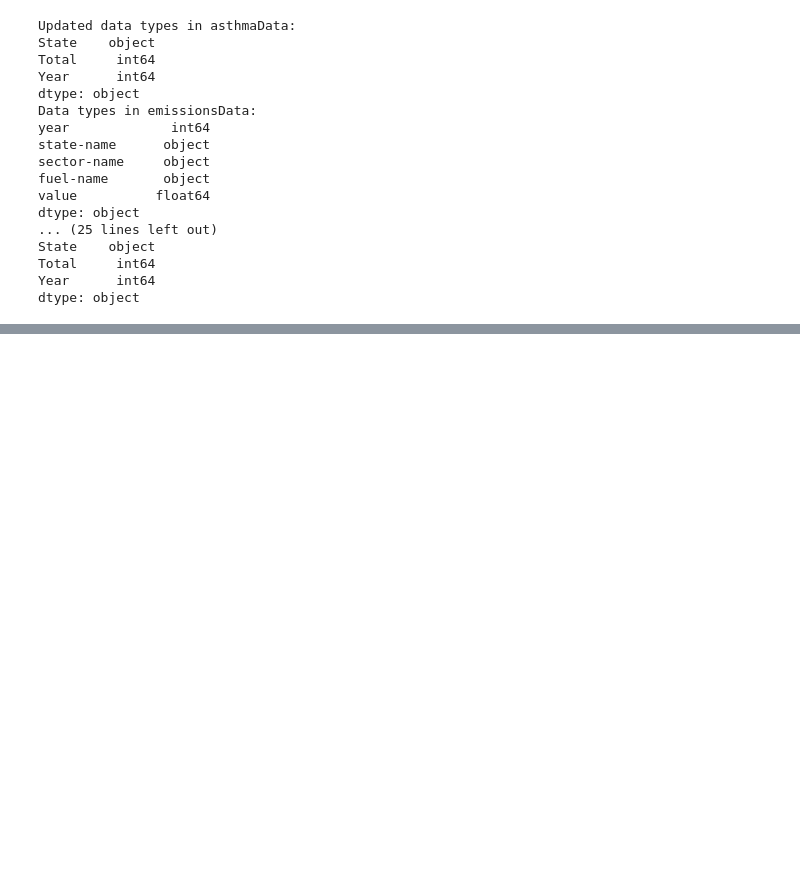
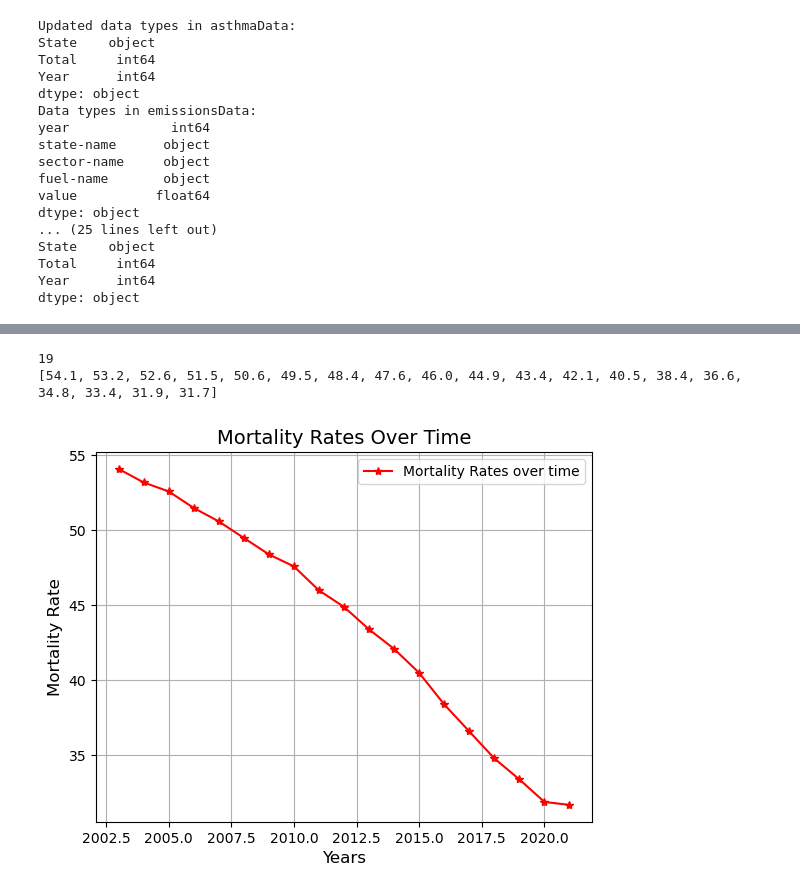
Before and after one commit to scsilverstein/DataMineProject, a Jupyter notebook: Data_Mine_Project/DataMineProject.ipynb, the cells around one changed output, grey strips where cells are left out. Drawn from its saved outputs; the diff is of its cells as text; code cells hidden in the pictures; blank space fills up the shorter version.

```diff
--- a/Data_Mine_Project/DataMineProject.ipynb
+++ b/Data_Mine_Project/DataMineProject.ipynb
@@ -89,0 +152,33 @@ lungCancerDeathRatesData = lungCancerDeathRatesData[years_of_interest]
+# %%
+mortalityYears = np.arange(2003, 2022)
+mortalityYears = mortalityYears.astype(int)
+
+# Access the last row (excluding the first column 'state')
+last_row_values = lungCancerDeathRatesData.iloc[-1, 1:].values  # Select all columns except the first one
+
+# Convert to list (if you want the result as a list)
+last_row_values_list = last_row_values.tolist()
+
+
+plt.title('Mortality Rates Over Time', fontsize=14)
+plt.xlabel('Years', fontsize=12)
+plt.ylabel('Mortality Rate', fontsize=12)
+
+print(len(mortalityYears))
+
+
+print(last_row_values_list)
+
+plt.plot(mortalityYears, last_row_values_list, label='Mortality Rates over time', color='r', marker='*')  # Line plot with markers
+
+
+# Adding a grid for better readability
+plt.grid(True)
+
+# Show legend
+plt.legend()
+plt.show()
+# %% [output]
+19
+[54.1, 53.2, 52.6, 51.5, 50.6, 49.5, 48.4, 47.6, 46.0, 44.9, 43.4, 42.1, 40.5, 38.4, 36.6, 34.8, 33.4, 31.9, 31.7]
+[figure, added]
```
Also changed, not shown: parts of 4 cells of this notebook, 1 other file.
